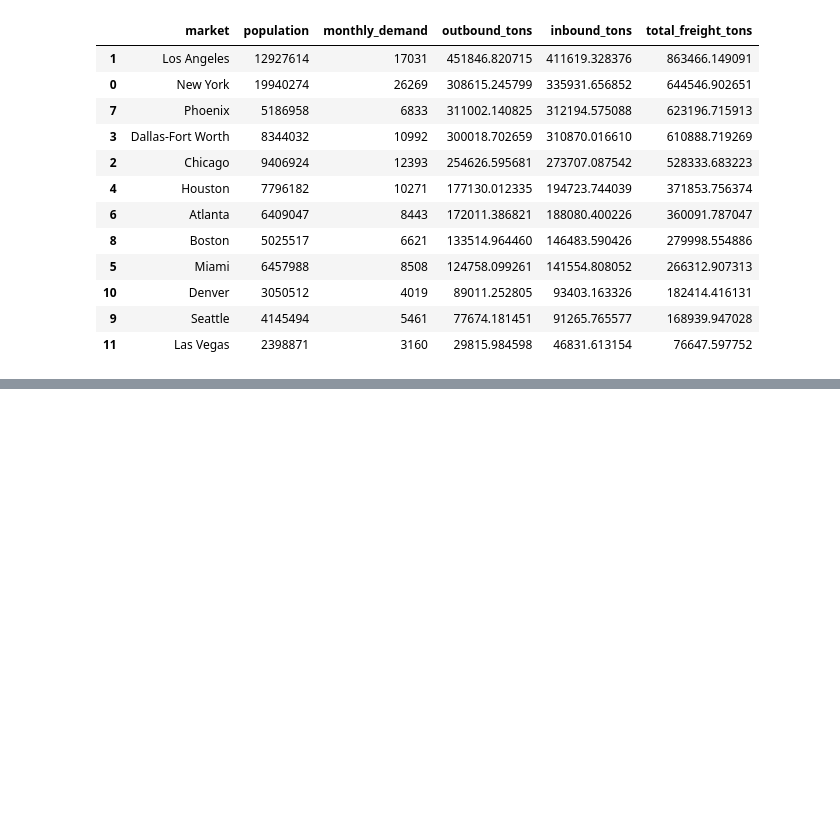
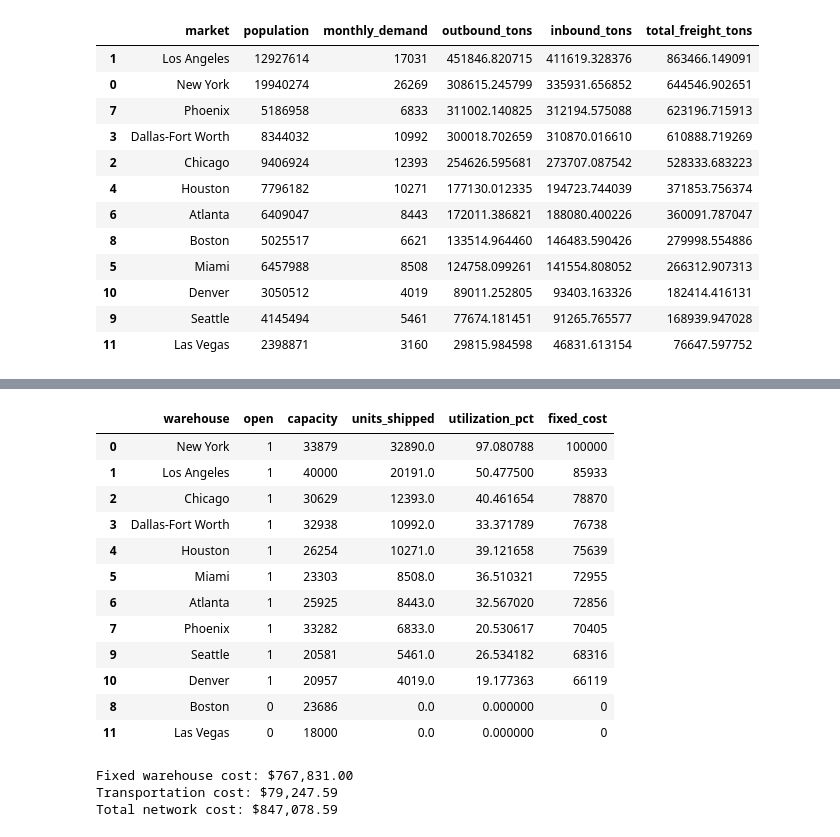
Before and after one commit to Ansarss/Ai_learning_experiments, a Jupyter notebook: Optimization_Techniques_Exercise_.ipynb, the cells around one changed output, grey strips where cells are left out. Saved outputs shown, nothing was run; the diff lists cells and outputs as text; code cells hidden in the pictures; blank space fills up the shorter version.

```diff
--- a/Optimization_Techniques_Exercise_.ipynb
+++ b/Optimization_Techniques_Exercise_.ipynb
@@ -901,0 +1323,69 @@ network_regions[
+# %%
+warehouse_results = []
+
+for w in warehouses:
+
+    total_shipped = sum(
+        shipment[w][c].value() or 0
+        for c in customers
+    )
+
+    is_open = open_warehouse[w].value()
+
+    warehouse_results.append({
+        "warehouse": w,
+        "open": int(round(is_open)),
+        "capacity": capacity[w],
+        "units_shipped": total_shipped,
+        "utilization_pct": (
+            total_shipped / capacity[w] * 100
+            if capacity[w] > 0 else 0
+        ),
+        "fixed_cost": (
+            fixed_cost[w]
+            if is_open > 0.5 else 0
+        )
+    })
+
+warehouse_results = pd.DataFrame(warehouse_results)
+
+warehouse_results.sort_values(
+    "units_shipped",
+    ascending=False
+)
+# %% [output]
+|  | warehouse | open | capacity | units_shipped | utilization_pct | fixed_cost |
+| 0 | New York | 1 | 33879 | 32890.0 | 97.080788 | 100000 |
+| 1 | Los Angeles | 1 | 40000 | 20191.0 | 50.477500 | 85933 |
+| 2 | Chicago | 1 | 30629 | 12393.0 | 40.461654 | 78870 |
+| 3 | Dallas-Fort Worth | 1 | 32938 | 10992.0 | 33.371789 | 76738 |
+| 4 | Houston | 1 | 26254 | 10271.0 | 39.121658 | 75639 |
+| 5 | Miami | 1 | 23303 | 8508.0 | 36.510321 | 72955 |
+| 6 | Atlanta | 1 | 25925 | 8443.0 | 32.567020 | 72856 |
+| 7 | Phoenix | 1 | 33282 | 6833.0 | 20.530617 | 70405 |
+| 9 | Seattle | 1 | 20581 | 5461.0 | 26.534182 | 68316 |
+| 10 | Denver | 1 | 20957 | 4019.0 | 19.177363 | 66119 |
+| 8 | Boston | 0 | 23686 | 0.0 | 0.000000 | 0 |
+| 11 | Las Vegas | 0 | 18000 | 0.0 | 0.000000 | 0 |
+# %%
+total_fixed_cost = sum(
+    fixed_cost[w] * open_warehouse[w].value()
+    for w in warehouses
+)
+
+total_transport_cost = sum(
+    transport_cost[(w, c)]
+    * (shipment[w][c].value() or 0)
+    for w in warehouses
+    for c in customers
+)
+
+total_cost = total_fixed_cost + total_transport_cost
+
+print(f"Fixed warehouse cost: ${total_fixed_cost:,.2f}")
+print(f"Transportation cost: ${total_transport_cost:,.2f}")
+print(f"Total network cost: ${total_cost:,.2f}")
+# %% [output]
+Fixed warehouse cost: $767,831.00
+Transportation cost: $79,247.59
+Total network cost: $847,078.59
```
Also changed, not shown: parts of 31 cells of this notebook.
